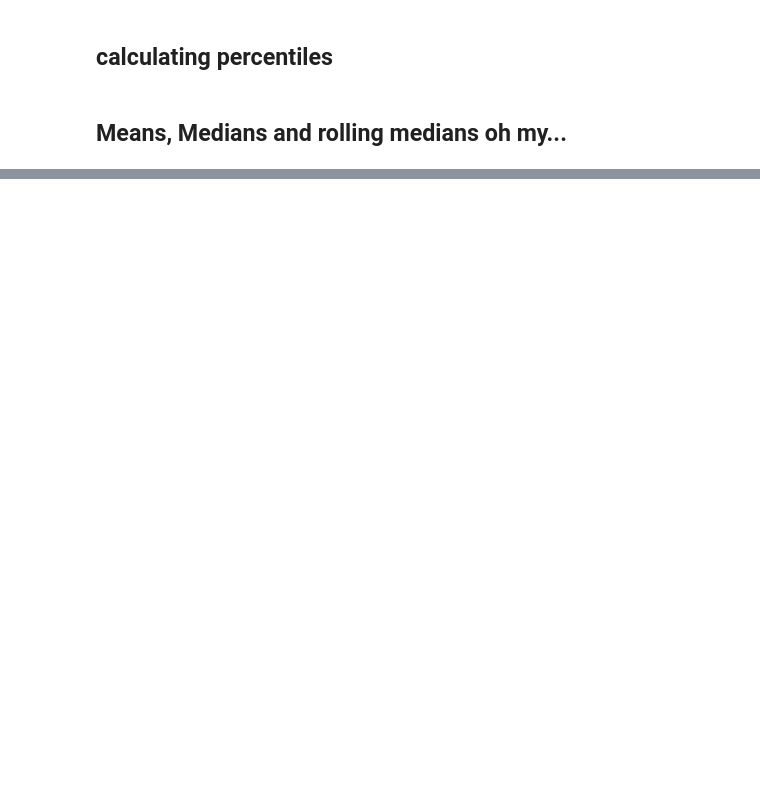
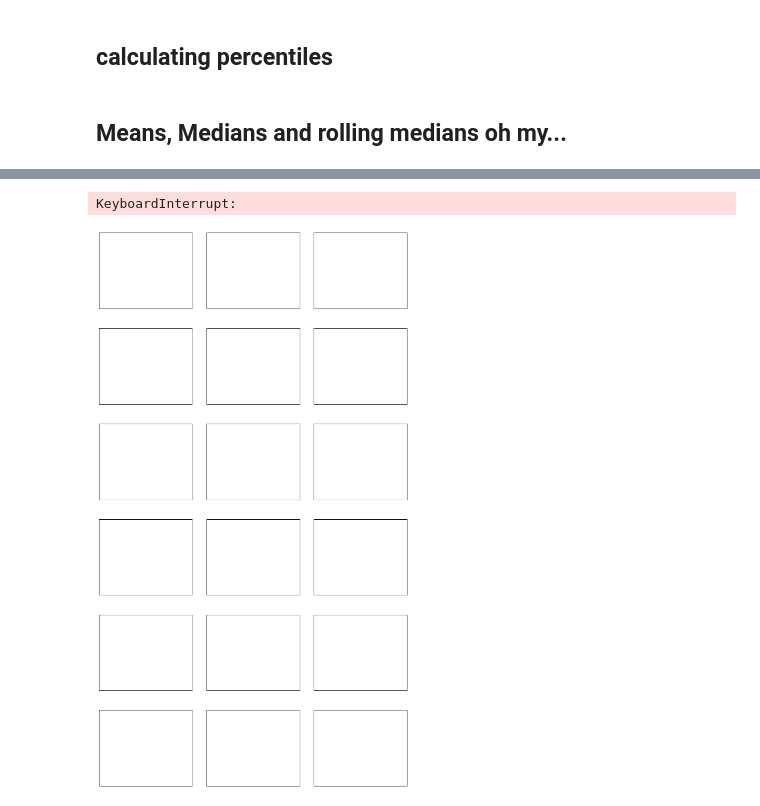
Before and after one commit to jennaguffogg/fc-sub-annual, a Jupyter notebook: notebooks/fc-landsat-exploration.ipynb, the cells around one changed output, grey strips where cells are left out. Cells and saved outputs as stored; diff of their text form; code cells hidden in the pictures; blank space fills up the shorter version.

```diff
--- a/notebooks/fc-landsat-exploration.ipynb
+++ b/notebooks/fc-landsat-exploration.ipynb
@@ -296,7 +295,6 @@ dc = datacube.Datacube(app="fc_ls_test")
 query = {
     "time": time,
     "geopolygon": geom,
-    "dask_chunks": {},
     "group_by": "solar_day",
     "output_crs": "EPSG:3577",
 }
@@ -319,7 +317,7 @@ ls_ds = load_ard(
     mask_contiguity=True,
     skip_broken_datasets=True,
     verbose=True,
-    **query,
+    dask_chunks={"time": 1, "x": 512, "y": 512} ** query,
 )
 # %% [output]
 Finding datasets
@@ -614,7 +616,7 @@ Attributes:
     crs:           EPSG:3577
     grid_mapping:  spatial_ref
 # %%
-n_steps = 1
+n_steps = len(monthly_medians["year_month"].values)
 
 fig, axs = plt.subplots(
     1,
@@ -682,14 +684,15 @@ for step in range(n_steps):
 
     tile_dir = os.path.join(output_dir, f"figs/{region_codes[0]}")
 
-    if not os.path.exists(tile_dir):
-        os.makedirs(tile_dir)
+    output_path = os.path.join(
+        tile_dir,
+        f"fc_blended_median_{region_codes[0]}_{month_number}.png",
+    )
+    if os.path.exists(output_path):
+        os.remove(output_path)
 
     plt.savefig(
-        os.path.join(
-            tile_dir,
-            f"/fc_blended_median_{region_codes[0]}_{month_number}.png",
-        ),
+        output_path,
         bbox_inches="tight",
         dpi=100,
     )
@@ -702,9 +722,8 @@ FileNotFoundError: [Errno 2] No such file or directory: '/gdata1/projects/fc-sub
 %%time
 
 #n_steps = monthly_medians.sizes["month"]
-n_steps=3
 
-bounds = np.arrage(0,10, 1)
+bounds = np.arange(0,10, 1)
 norm = mcolors.BoundaryNorm(boundaries=bounds, ncolors=len(bounds) - 1)
 cmap = plt.get_cmap('gnuplot', len(bounds)- 1)
 
@@ -723,72 +742,66 @@ for i in range(n_steps):
 
 for i in range(n_steps):
     # get calendar month name for plotting
-    month_number = monthly_medians['month'].values[i]
-    month_name = calendar.month_name[month_number]
+    month_number = monthly_medians['year_month'].values[i]
 
     # True Colour RGB
-    rgb_true = (
-        xr.concat(
+    rgb_true = xr.concat(
             [
-                monthly_medians["nbart_red"].isel(month=i),
-                monthly_medians["nbart_green"].isel(month=i),
-                monthly_medians["nbart_blue"].isel(month=i),
+                monthly_medians["nbart_red"].isel(year_month=i),
+                monthly_medians["nbart_green"].isel(year_month=i),
+                monthly_medians["nbart_blue"].isel(year_month=i),
             ],
             dim="band",
         )
-        / 3000
-    )
-    #rgb_true = rgb_true.persist()
     rgb_true.plot.imshow(ax=axs[i, 0], robust=True, transform=ccrs.epsg(3577))
-    axs[i, 0].set_title(f"{month_name} - RGB", fontsize=10)
+    axs[i, 0].set_title(f"{month_number} - RGB", fontsize=10)
 
     # FC RGB
-    rgb_fc = (
-        xr.concat(
+    rgb_fc = xr.concat(
             [
-                monthly_medians["BS"].isel(month=i),
-                monthly_medians["PV"].isel(month=i),
-                monthly_medians["NPV"].isel(month=i),
+                monthly_medians["BS"].isel(year_month=i),
+                monthly_medians["PV"].isel(year_month=i),
+                monthly_medians["NPV"].isel(year_month=i),
             ],
             dim="band",
         )
-        / 100
-    )
-    # rgb_fc = rgb_fc.persist()
     rgb_fc.plot.imshow(ax=axs[i, 1], robust=True, add_colorbar=False, transform=ccrs.epsg(3577))
     axs[i, 1].set_title(f"FC", fontsize=10)
 
 
     # Observation count
-    obs_count = monthly_medians["obs_count"].isel(month=i)
-    # obs_count = obs_count.persist()
+    obs_count = monthly_medians["obs_count"].isel(year_month=i)
     im = obs_count.plot.imshow(
         ax=axs[i, 2], cmap=cmap, vmin=vmin, vmax=vmax, add_colorbar=False, transform=ccrs.epsg(3577)
     )
     axs[i, 2].set_title(f"obs count", fontsize=10)
 
 
 cbar_ax = fig.add_axes([0.92, 0.35, 0.02, 0.3])
-cbar = fig.colorbar(im, cax=cbar_ax, extend='max', plt.cm.ScalarMappable(norm=norm, cmap=cmap))
+cbar = fig.colorbar(im,  cax=cbar_ax, extend='max') #plt.cm.ScalarMappable(norm=norm, cmap=cmap),
 cbar.set_label("Observation Count")
 
 fig.suptitle("Monthly blended Landsa-Sentinel-2 FC and observation counts", fontsize=16, y=0.99)
 
 tile_dir = os.path.join(output_dir, f"figs/{region_codes[0]}")
 
-    if not os.path.exists(tile_dir):
-        os.makedirs(tile_dir)
+output_path = os.path.join(
+    tile_dir,
+    f"fc_blended_monthly_median_with_obs_count_{region_codes[0]}_{month_number}.png",
+)
+if os.path.exists(output_path):
+    os.remove(output_path)
 
 plt.savefig(
-        os.path.join(
-            tile_dir,
-            f"/fc_blended_monthly_median_with_obs_count_{region_codes[0]}_{month_number}.png",
-        ),
-        bbox_inches="tight",
-        dpi=100,
-    )
+    output_path,
+    bbox_inches="tight",
+    dpi=100,
+)
 
 plt.show()
+# %% [output]
+KeyboardInterrupt:
+[figure, added]
 # %%
 %%time
 
```
Also changed, not shown: parts of 10 cells of this notebook, 1 other file.
